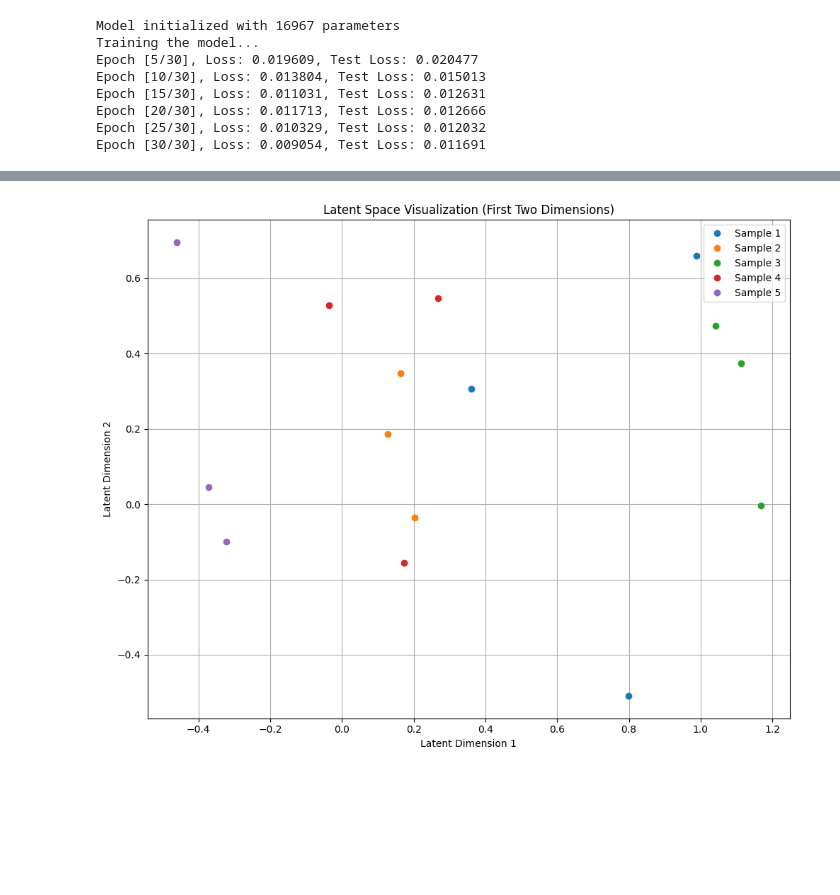
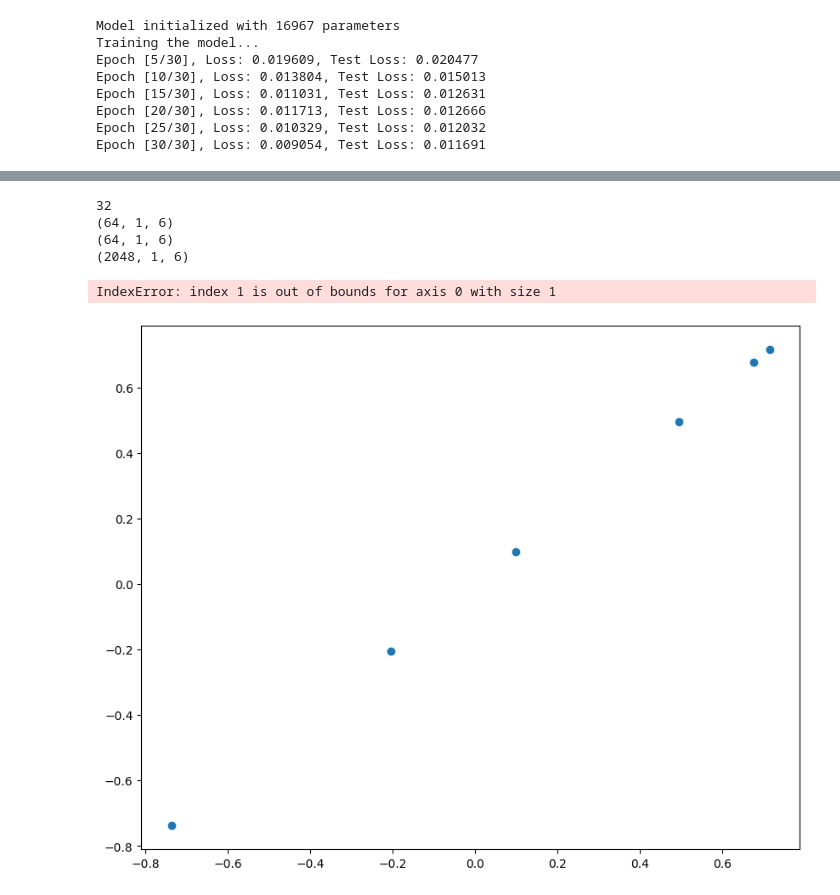
Before and after one commit to isaachcamp/geofm-plant-traits, a Jupyter notebook: notebooks/autoencoder.ipynb, the cells around one changed output, grey strips where cells are left out. Cells and saved outputs as stored; diff of their text form; code cells hidden in the pictures; blank space fills up the shorter version.

```diff
--- a/notebooks/autoencoder.ipynb
+++ b/notebooks/autoencoder.ipynb
@@ -97,11 +98,11 @@ def train_autoencoder(model, train_loader, test_loader, num_epochs=50, learning_
     return loss_history, test_loss_history
 # %%
 # Parameters
-input_size = 10
+input_size = 9
 batch_size = 64
-num_epochs = 30
-latent_dim = 2
-in_channels = 1  # Number of features/channels
+num_epochs = 500
+latent_dim = 6
+# in_channels = 1  # Number of features/channels
 # %%
 # Generate sample data
 print("Generating synthetic data...")
@@ -123,5 +125,5 @@ Generating synthetic data...
 # %%
-data = SentinelSpectraDataset('./data/training_examples.csv')
+data = SentinelSpectraDataset('../data/training_examples_selfsupervised.csv')
 
 train_size = int(0.8*len(data))
 test_size = int(0.2*len(data))
@@ -171,7 +201,7 @@ wavelengths = [490, 560, 665, 705, 740, 783, 842, 864, 1610, 2190]
 
 with torch.no_grad():
     # Get a sample from test data
-    test_sample = test_dataset.dataset.data[test_dataset.indices[3:6]].to(device)
+    test_sample = test_dataset.dataset.data[test_dataset.indices[:3]].to(device)
     reconstructed, _ = model(test_sample)
 
     # Plot original vs reconstructed
@@ -196,26 +226,36 @@ with torch.no_grad():
 # %%
 with torch.no_grad():
     # Visualize the latent space for the test set
     encoded_data = []
-    for data in test_loader:
+    for inputs in test_loader:
         inputs = data[0].to(device)
         encoded = model.encode(inputs)
         encoded_data.append(encoded.cpu().numpy())
 
+    print(len(encoded_data))
+    print(encoded_data[0].shape)
+    print(encoded_data[1].shape)
+
     encoded_data = np.vstack(encoded_data)
+    print(encoded_data.shape)
 
     # Plot first two dimensions of latent space
     if latent_dim >= 2:
         plt.figure(figsize=(10, 8))
         for i in range(min(5, encoded_data.shape[0])):
-            plt.plot(encoded_data[i][0], encoded_data[i][1], 'o', label=f'Sample {i+1}')
+            plt.plot(encoded_data[0][i], encoded_data[0][i], 'o', label=f'Sample {i+1}')
 
         plt.title('Latent Space Visualization (First Two Dimensions)')
         plt.xlabel('Latent Dimension 1')
         plt.ylabel('Latent Dimension 2')
         plt.legend()
         plt.grid(True)
         plt.tight_layout()
         plt.show()
 # %% [output]
+32
+(64, 1, 6)
+(64, 1, 6)
+(2048, 1, 6)
+IndexError: index 1 is out of bounds for axis 0 with size 1
-[figure, old version]
+[figure, new version]
```
Also changed, not shown: parts of 6 cells of this notebook.
